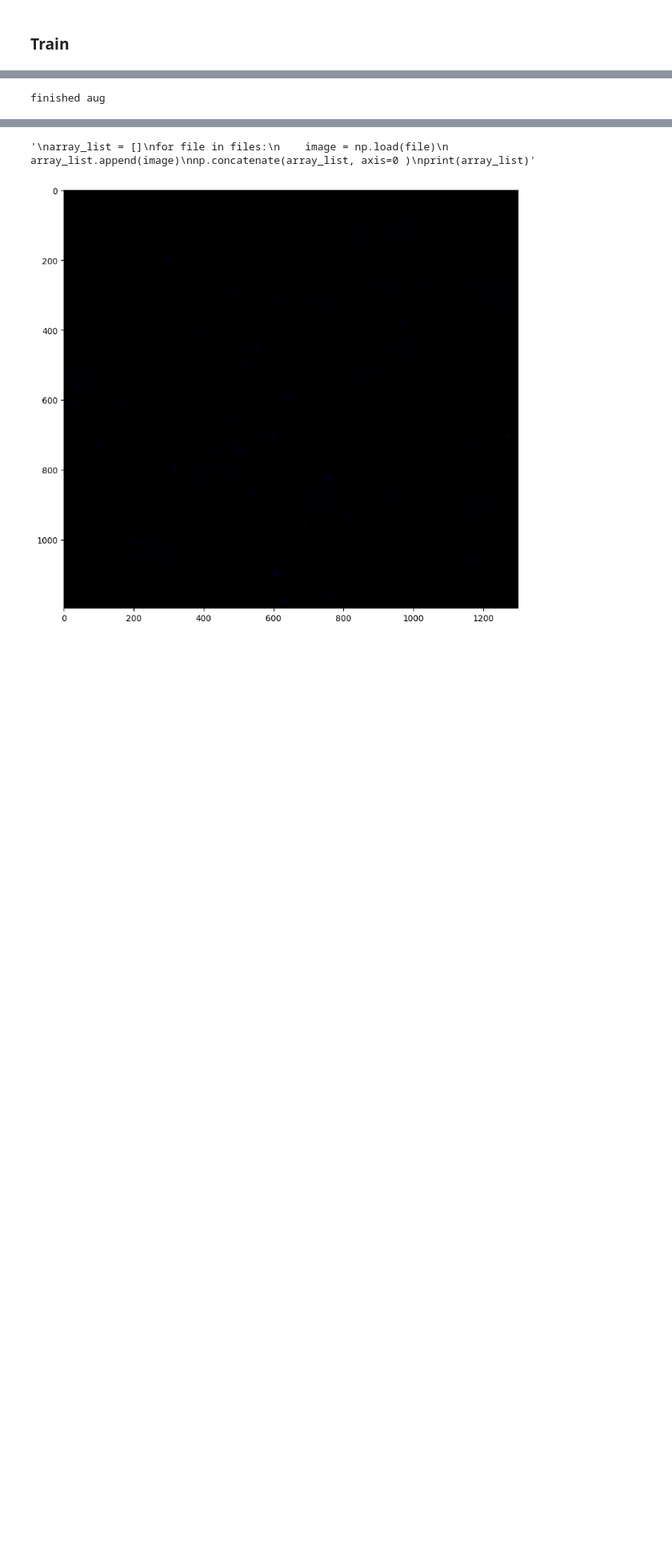
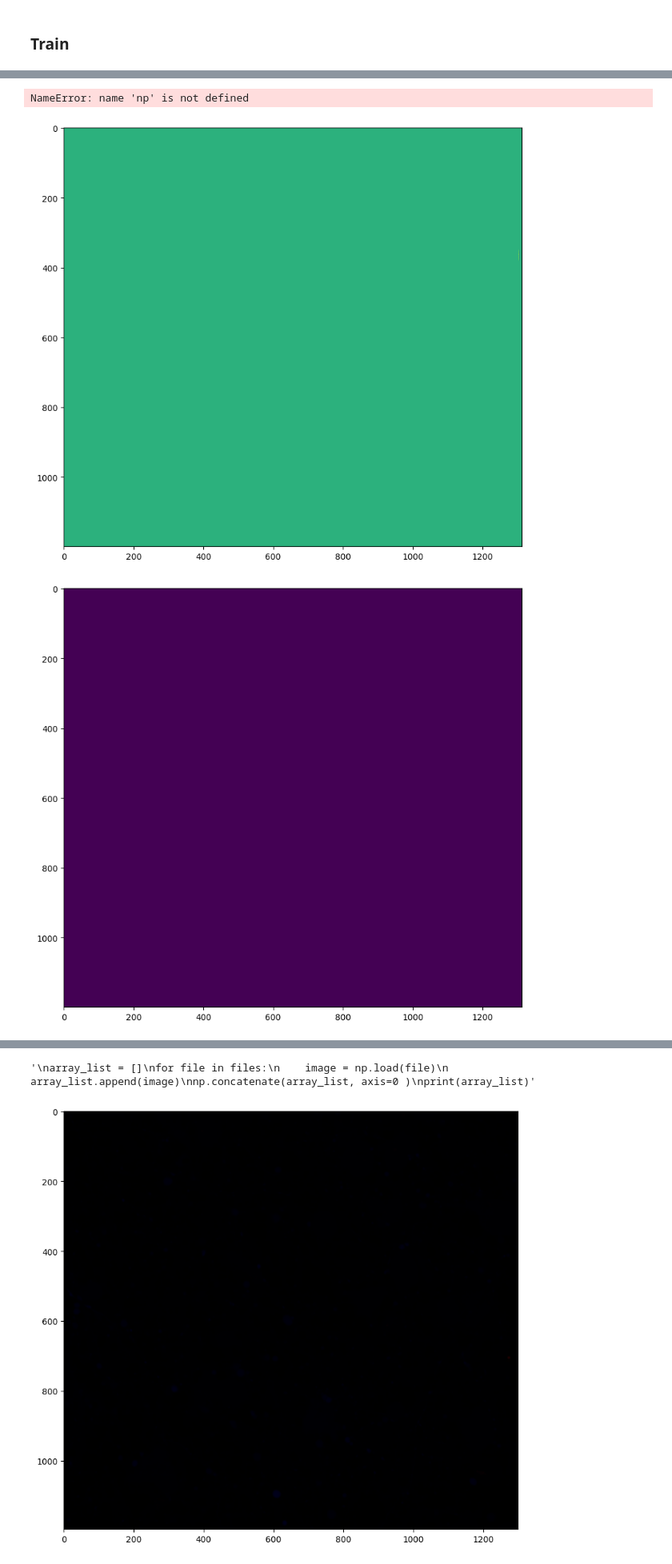
Before and after one commit to Kainmueller-Lab/tau_nerve_segmentation, a Jupyter notebook: segmentation_pipeline/alzheimer_instance.ipynb, the cells around one changed output, grey strips where cells are left out. Shown: that part at 80% size. Cells and saved outputs as stored; diff of their text form; code cells hidden in the pictures; blank space fills up the shorter version.

```diff
--- a/segmentation_pipeline/alzheimer_instance.ipynb
+++ b/segmentation_pipeline/alzheimer_instance.ipynb
@@ -116,12 +93,12 @@ params = {
     # directory name of report
     'experiment' : 'instance_seg_cell_bodies',
     'batch_size': 1,
-    'training_steps': 1, #:400000,
+    'training_steps': 10, #:400000,
     'in_channels': 3,
     'num_fmaps': 32,
     'fmap_inc_factors': 2,
     'downsample_factors': [ [ 2, 2,], [ 2, 2,], [ 2, 2,], [ 2, 2,],],
-    'num_fmaps_out': 2,
+    'num_fmaps_out': 1,
     'constant_upsample': False,
     'padding': 'same',
     'activation': 'ReLU',
@@ -135,8 +112,8 @@ params = {
     'uniform_class_sampling': False,
     'optimizer': 'AdamW', # one of SGD AdamW AdaBound , Adahessian breaks memory and is not supported
     'validation_step' : 10, #500,
-    'snapshot_step' : 1, #5000,
-    'checkpoint_step': 1, #20000,
+    'snapshot_step' : 5, #5000,
+    'checkpoint_step': 5, #20000,
     'instance_seg': 'embedding', # 'embedding' or 'cpv_3c'
     'attention': True,
     'color_augmentation_s': 0.4,
@@ -316,23 +216,6 @@ lr_scheduler = torch.optim.lr_scheduler.CosineAnnealingLR(optimizer, T_max=param
 
 # Augmentation
 fast_aug = SpatialAugmenter(aug_params_fast)#, padding_mode='reflection')
-if params['instance_seg'] == 'embedding':
-    inst_loss_fn = SpatialEmbLoss(n_sigma=2, to_center=params['to_center'], foreground_weight=10, H=1200, W=1312).to(device)
-elif params['instance_seg'] == 'cpv_3c':
-    def inst_loss_fn(input, gt_inst, gt_3c):
-        gt_cpv_list = []
-        gt_inst = gt_inst.squeeze(0)
-        for b in range(gt_inst.shape[0]):
-            gt_cpv_list.append(make_cpvs(gt_inst.to(device)[b], device))
-        gt_cpv = torch.cat(gt_cpv_list, axis=0)
-        loss_cpv = F.mse_loss(input = input[:,:2],target = gt_cpv.float())
-        loss_3c =  F.cross_entropy(input = input[:,2:],
-                        target = gt_3c.long().squeeze(0).to(device),
-                        weight=torch.tensor([1,1,2]).float().to(device))
-        return loss_cpv + loss_3c
-
-
-color_aug_fn = color_augmentations(200, s=params['color_augmentation_s'])
-validation_loss = []
-step = -1
+inst_loss_fn = SpatialEmbLoss(n_sigma=1, to_center=params['to_center'], foreground_weight=10, H=1200, W=1312).to(device)
+color_aug_fn = color_augmentations(100, s=params['color_augmentation_s'])
 # %% [output]
@@ -348,7 +223,7 @@ RuntimeError: Found no NVIDIA driver on your system. Please check that you have
 # %% [markdown]
 ### Train
 # %%
-supervised_training(params, -1, labeled_dataloader, fast_aug, color_aug_fn, inst_loss_fn, writer, device)
+supervised_training(params, model, labeled_dataloader, validation_dataloader, fast_aug, color_aug_fn, inst_loss_fn, writer, device)
 # %% [output]
 Started training step -1
 step started
@@ -355 +235,3 @@ step started
-finished aug
+NameError: name 'np' is not defined
+[figure, added]
+[figure, added]
```
Also changed, not shown: parts of 16 cells of this notebook, 3 other files.
